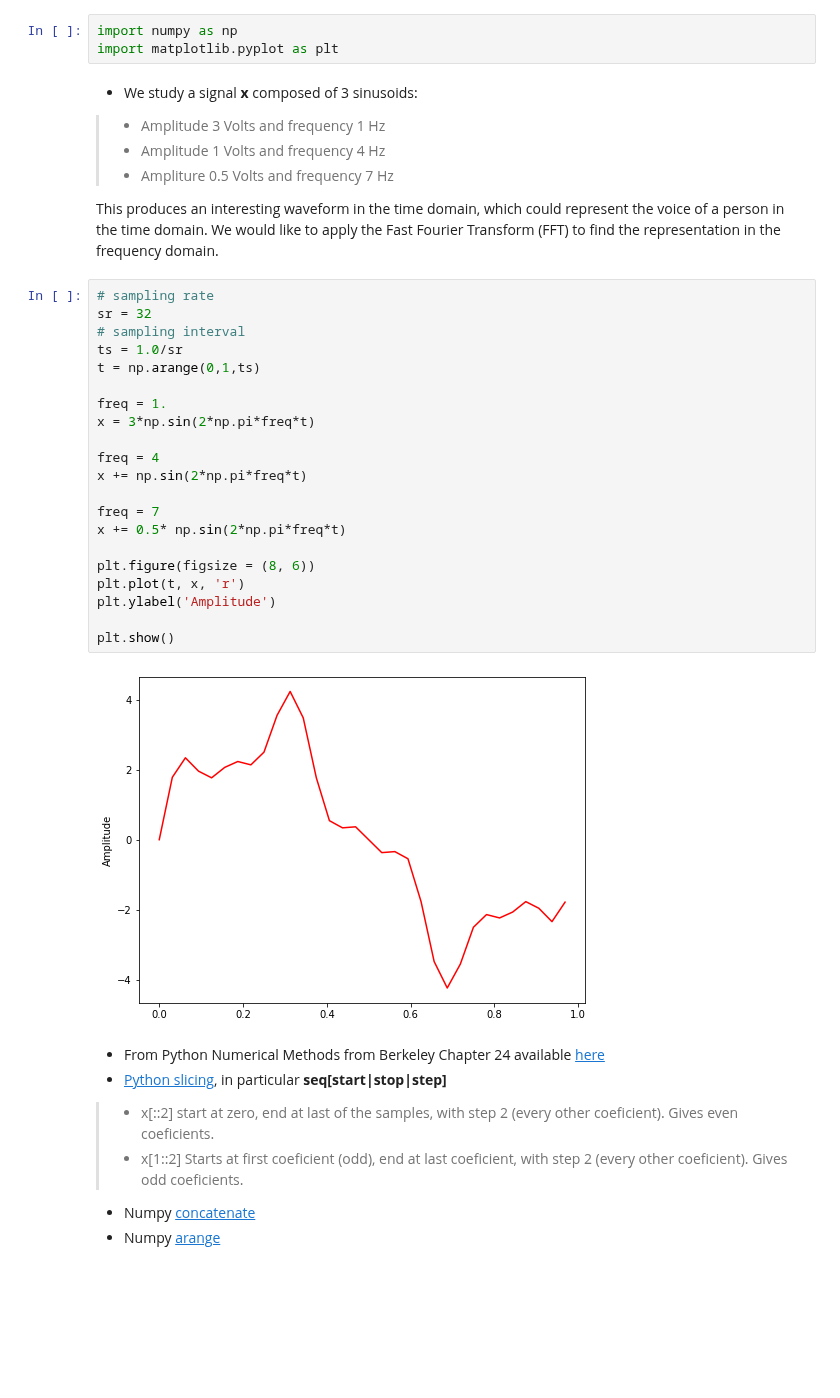
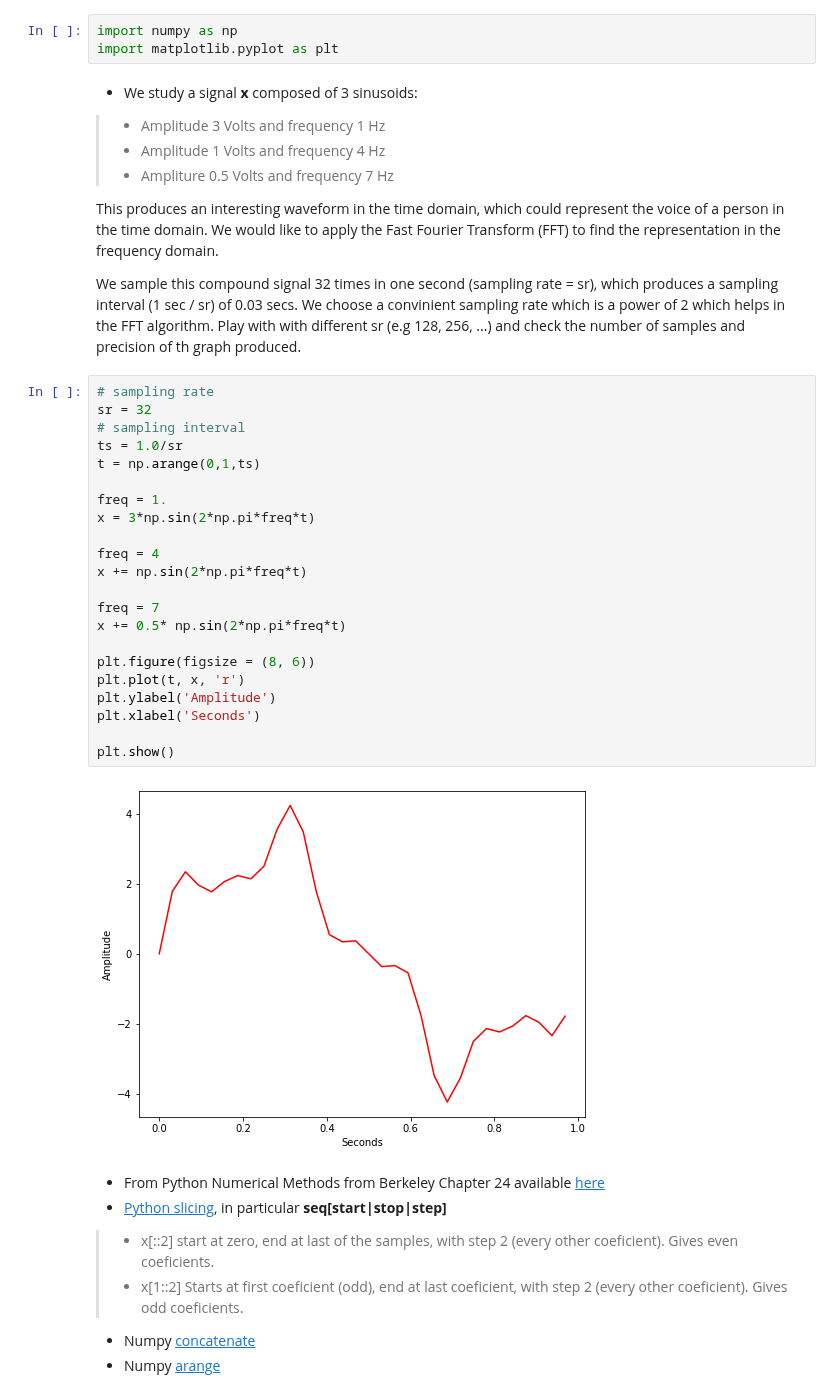
Before and after one commit to aavella77/fft, a Jupyter notebook: fft_learn.ipynb, the cells around one changed output. Cells and saved outputs as stored; diff of their text form; blank space fills up the shorter version.

Commit message:
Sample rate explanation

```diff
--- a/fft_learn.ipynb
+++ b/fft_learn.ipynb
@@ -15,29 +15,32 @@ import matplotlib.pyplot as plt
 > * Ampliture 0.5 Volts and frequency 7 Hz
 
 This produces an interesting waveform in the time domain, which could represent the voice of a person in the time domain.  We would like to apply the Fast Fourier Transform (FFT) to find the representation in the frequency domain.
+
+We sample this compound signal 32 times in one second (sampling rate = sr), which produces a sampling interval (1 sec / sr) of 0.03 secs.  We choose a convinient sampling rate which is a power of 2 which helps in the FFT algorithm.  Play with with different sr (e.g 128, 256, ...) and check the number of samples and precision of th graph produced.
 # %%
 # sampling rate
 sr = 32
 # sampling interval
 ts = 1.0/sr
 t = np.arange(0,1,ts)
 
 freq = 1.
 x = 3*np.sin(2*np.pi*freq*t)
 
 freq = 4
 x += np.sin(2*np.pi*freq*t)
 
 freq = 7
 x += 0.5* np.sin(2*np.pi*freq*t)
 
 plt.figure(figsize = (8, 6))
 plt.plot(t, x, 'r')
 plt.ylabel('Amplitude')
+plt.xlabel('Seconds')
 
 plt.show()
 # %% [output]
-[figure, old version]
+[figure, new version]
 # %% [markdown]
 * From Python Numerical Methods from Berkeley Chapter 24 available [here](https://pythonnumericalmethods.berkeley.edu/notebooks/chapter24.00-Fourier-Transforms.html)
 * [Python slicing](https://www.pythontutorial.net/advanced-python/python-slicing/), in particular **seq[start|stop|step]**
```
